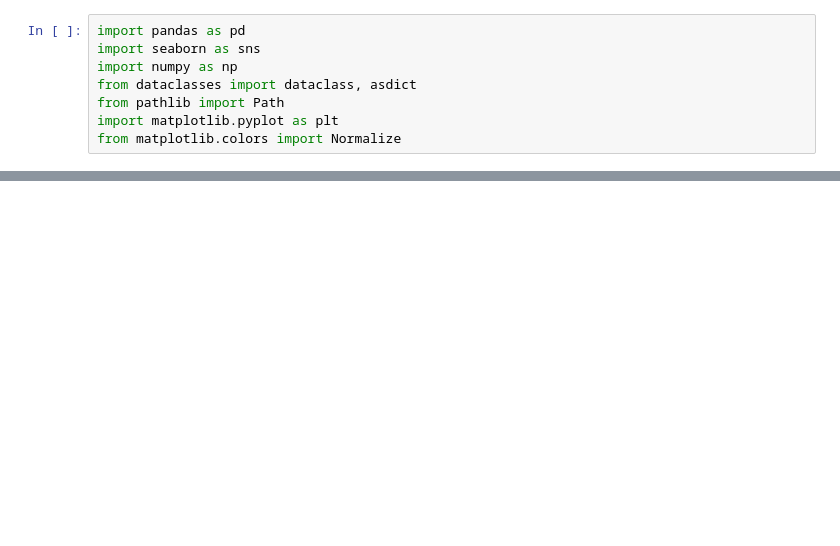
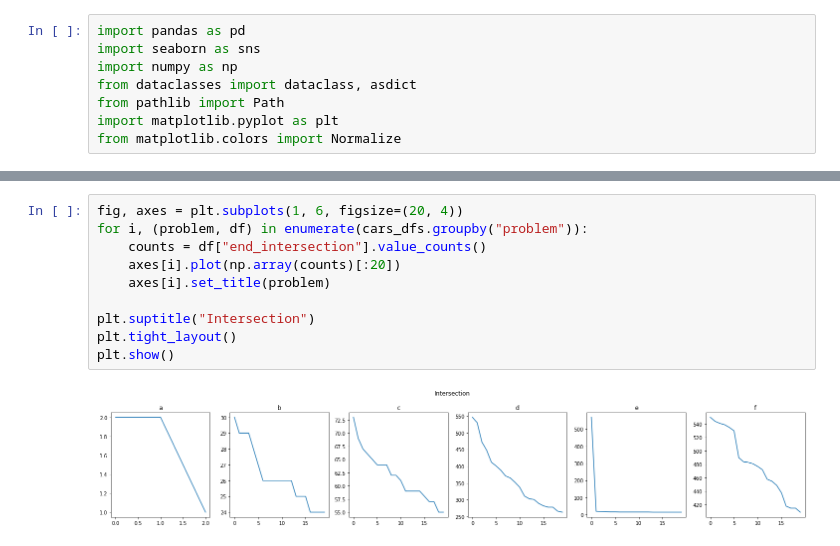
Before and after one commit to ikrets/hashcode-2021, a Jupyter notebook: stats.ipynb, the cells around one changed output, grey strips where cells are left out. Saved outputs shown, nothing was run; the diff lists cells and outputs as text; blank space fills up the shorter version.

```diff
--- a/stats.ipynb
+++ b/stats.ipynb
@@ -80,0 +77,12 @@ plot_starts_finishes(df)
+# %%
+fig, axes = plt.subplots(1, 6, figsize=(20, 4))
+for i, (problem, df) in enumerate(cars_dfs.groupby("problem")):
+    counts = df["end_intersection"].value_counts()
+    axes[i].plot(np.array(counts)[:20])
+    axes[i].set_title(problem)
+
+plt.suptitle("Intersection")
+plt.tight_layout()
+plt.show()
+# %% [output]
+[figure, added]
```
Also changed, not shown: parts of 15 cells of this notebook.
